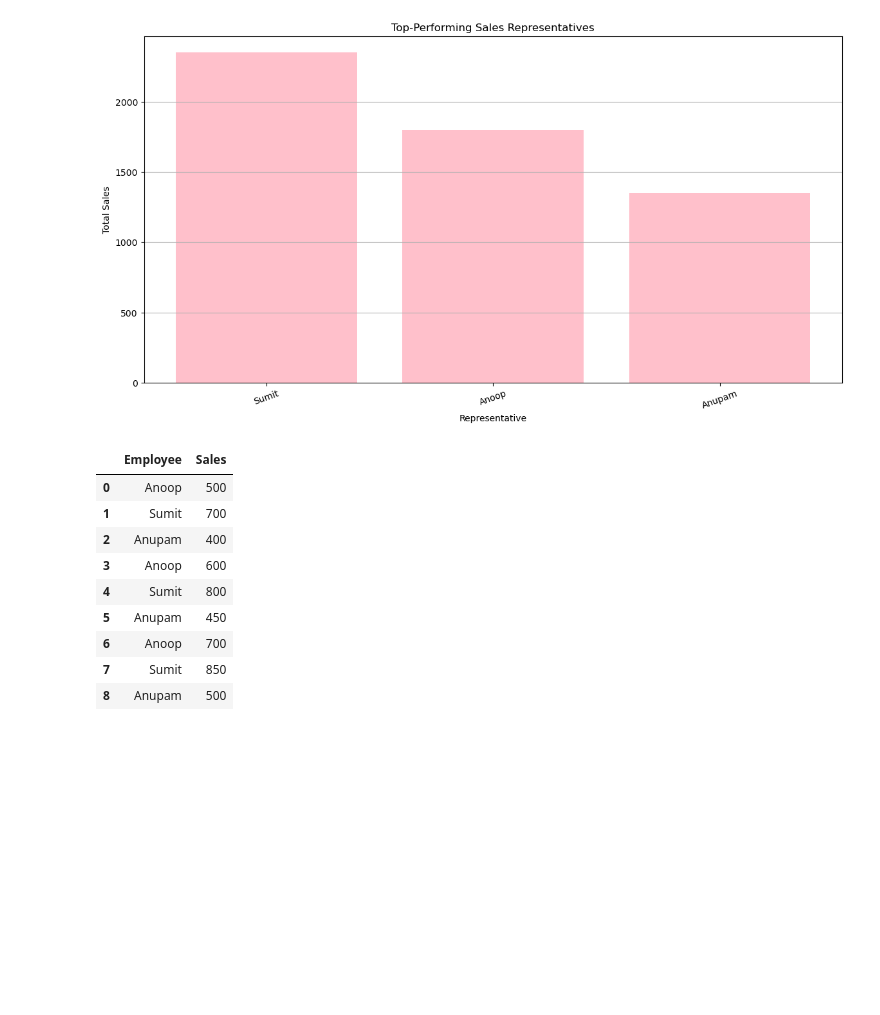
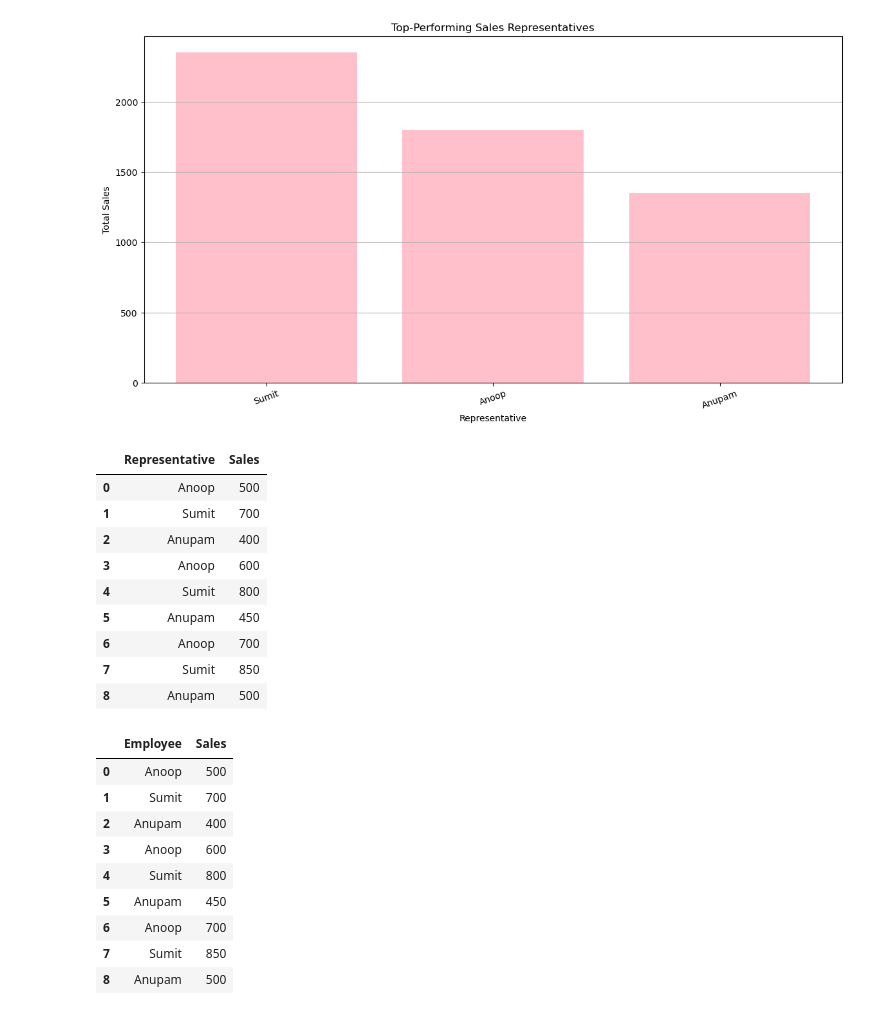
Before and after one commit to Anoopraj09/vswork, a Jupyter notebook: E-Commerce Sales Data Analysis.ipynb, the cells around one changed output. Cells and saved outputs as stored; diff of their text form; code cells hidden in the pictures; blank space fills up the shorter version.

```diff
--- a/E-Commerce Sales Data Analysis.ipynb
+++ b/E-Commerce Sales Data Analysis.ipynb
@@ -245,6 +265,19 @@ plt.show()
 0          Anoop   1800
 1         Anupam   1350
 [figure]
+# %%
+df
+# %% [output]
+|  | Representative | Sales |
+| 0 | Anoop | 500 |
+| 1 | Sumit | 700 |
+| 2 | Anupam | 400 |
+| 3 | Anoop | 600 |
+| 4 | Sumit | 800 |
+| 5 | Anupam | 450 |
+| 6 | Anoop | 700 |
+| 7 | Sumit | 850 |
+| 8 | Anupam | 500 |
 # %%
 import pandas as pd
 
```
Also changed, not shown: parts of 20 cells of this notebook.
